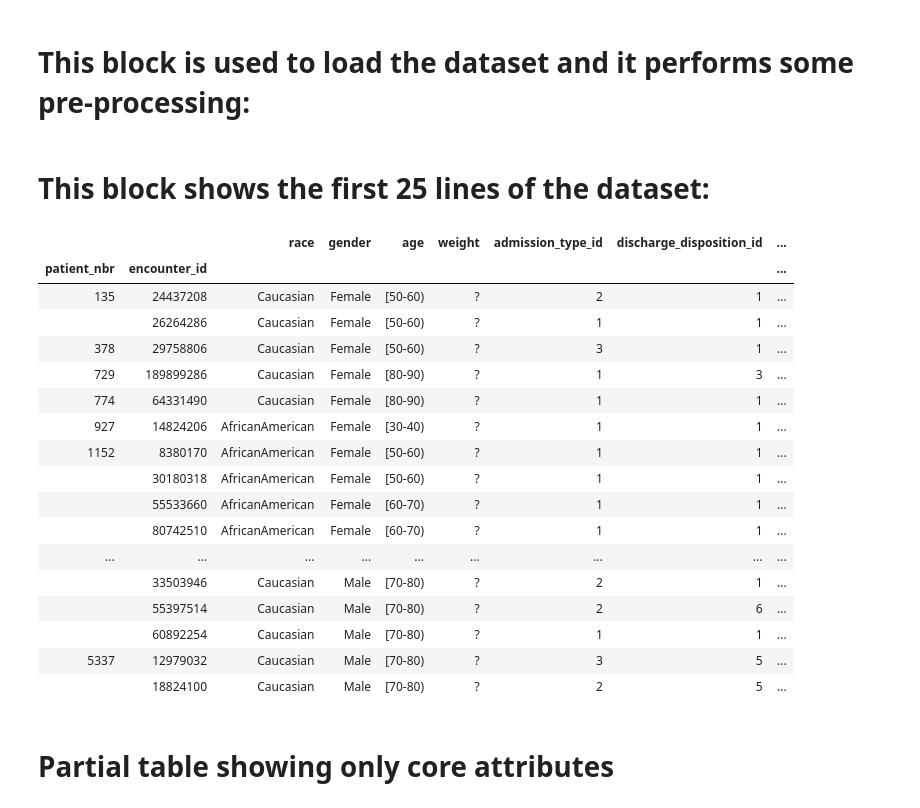
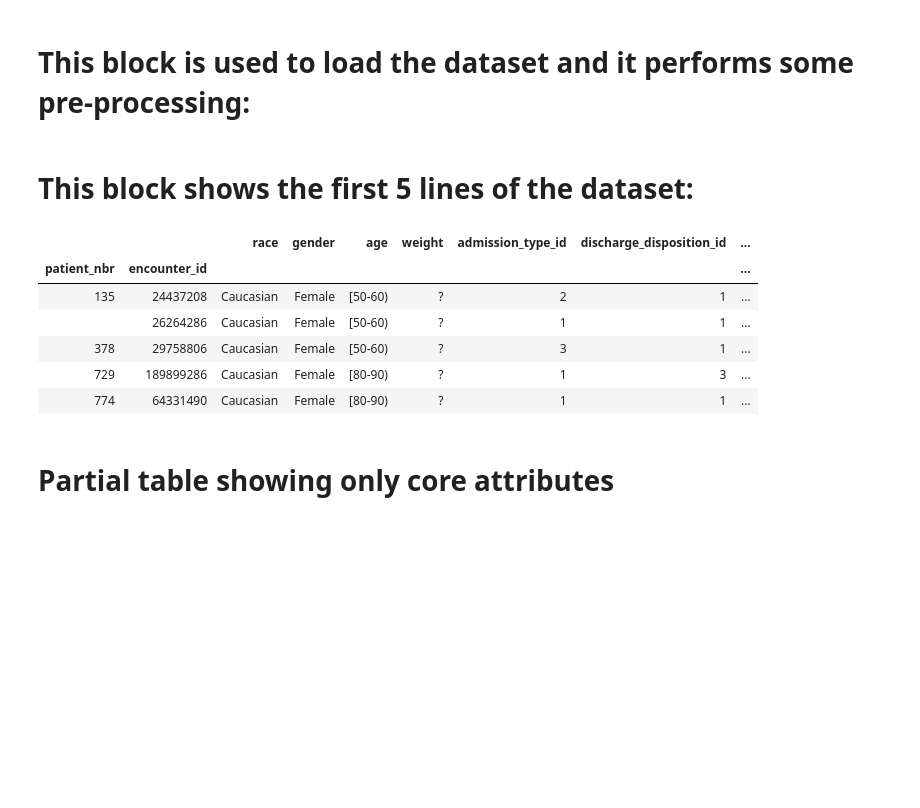
Before and after one commit to dsivie/hospital_readmissions, a Jupyter notebook: hospital_readmissions.ipynb, the cells around one changed output. Drawn from its saved outputs; the diff is of its cells as text; code cells hidden in the pictures; blank space fills up the shorter version.

```diff
--- a/hospital_readmissions.ipynb
+++ b/hospital_readmissions.ipynb
@@ -101,29 +101,18 @@ display(HTML("<style>.container { width:90% !important; }</style>"))
 
 # df.to_pickle("diabetic_data.pkl")
 # %% [markdown]
-# This block shows the first 25 lines of the dataset:
+# This block shows the first 5 lines of the dataset:
 # %%
 df = pd.read_pickle("diabetic_data.pkl")
-df.head(25)
+df.head(5)
 # %% [output]
 |  |  | race | gender | age | weight | admission_type_id | discharge_disposition_id | ... |
 | patient_nbr | encounter_id |  |  |  |  |  |  | ... |
 | 135 | 24437208 | Caucasian | Female | [50-60) | ? | 2 | 1 | ... |
 |  | 26264286 | Caucasian | Female | [50-60) | ? | 1 | 1 | ... |
 | 378 | 29758806 | Caucasian | Female | [50-60) | ? | 3 | 1 | ... |
 | 729 | 189899286 | Caucasian | Female | [80-90) | ? | 1 | 3 | ... |
 | 774 | 64331490 | Caucasian | Female | [80-90) | ? | 1 | 1 | ... |
-| 927 | 14824206 | AfricanAmerican | Female | [30-40) | ? | 1 | 1 | ... |
-| 1152 | 8380170 | AfricanAmerican | Female | [50-60) | ? | 1 | 1 | ... |
-|  | 30180318 | AfricanAmerican | Female | [50-60) | ? | 1 | 1 | ... |
-|  | 55533660 | AfricanAmerican | Female | [60-70) | ? | 1 | 1 | ... |
-|  | 80742510 | AfricanAmerican | Female | [60-70) | ? | 1 | 1 | ... |
-| ... | ... | ... | ... | ... | ... | ... | ... | ... |
-|  | 33503946 | Caucasian | Male | [70-80) | ? | 2 | 1 | ... |
-|  | 55397514 | Caucasian | Male | [70-80) | ? | 2 | 6 | ... |
-|  | 60892254 | Caucasian | Male | [70-80) | ? | 1 | 1 | ... |
-| 5337 | 12979032 | Caucasian | Male | [70-80) | ? | 3 | 5 | ... |
-|  | 18824100 | Caucasian | Male | [70-80) | ? | 2 | 5 | ... |
 # %% [markdown]
 # Partial table showing only core attributes
 # %%
```
Also changed, not shown: parts of 1 cell of this notebook.
